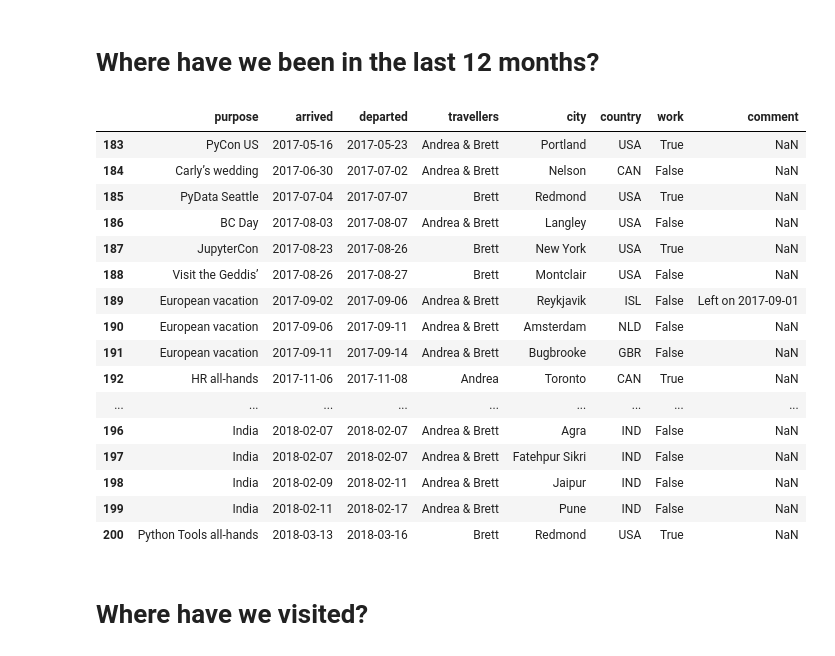
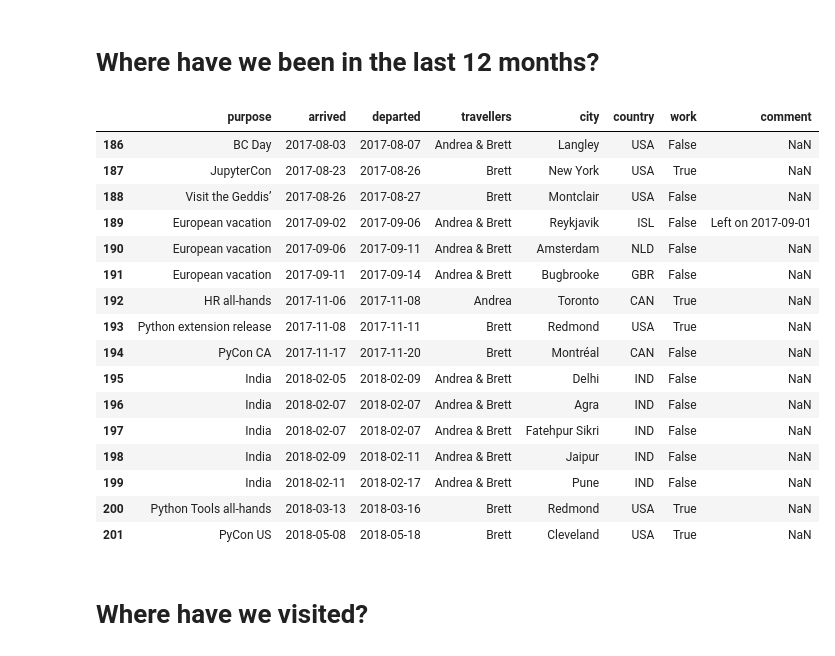
Before and after one commit to amcinnes87/travelbrag, a Jupyter notebook: Travelbrag.ipynb, the cells around one changed output. Cells and saved outputs as stored; diff of their text form; code cells hidden in the pictures.

```diff
--- a/Travelbrag.ipynb
+++ b/Travelbrag.ipynb
@@ -30,13 +30,10 @@ Our last vacation was to Pune, IND for India on 2018-02-17.
 # %%
 import datetime
 
-year_ago = today - datetime.timedelta(days=365)
+year_ago = pandas.Timestamp(today - datetime.timedelta(days=365))
 travelogue[travelogue["arrived"] >= year_ago].sort_values(by="arrived")
 # %% [output]
 |  | purpose | arrived | departed | travellers | city | country | work | comment |
-| 183 | PyCon US | 2017-05-16 | 2017-05-23 | Andrea & Brett | Portland | USA | True | NaN |
-| 184 | Carly’s wedding | 2017-06-30 | 2017-07-02 | Andrea & Brett | Nelson | CAN | False | NaN |
-| 185 | PyData Seattle | 2017-07-04 | 2017-07-07 | Brett | Redmond | USA | True | NaN |
 | 186 | BC Day | 2017-08-03 | 2017-08-07 | Andrea & Brett | Langley | USA | False | NaN |
 | 187 | JupyterCon | 2017-08-23 | 2017-08-26 | Brett | New York | USA | True | NaN |
 | 188 | Visit the Geddis’ | 2017-08-26 | 2017-08-27 | Brett | Montclair | USA | False | NaN |
@@ -44,12 +41,15 @@ travelogue[travelogue["arrived"] >= year_ago].sort_values(by="arrived")
 | 190 | European vacation | 2017-09-06 | 2017-09-11 | Andrea & Brett | Amsterdam | NLD | False | NaN |
 | 191 | European vacation | 2017-09-11 | 2017-09-14 | Andrea & Brett | Bugbrooke | GBR | False | NaN |
 | 192 | HR all-hands | 2017-11-06 | 2017-11-08 | Andrea | Toronto | CAN | True | NaN |
-| ... | ... | ... | ... | ... | ... | ... | ... | ... |
+| 193 | Python extension release | 2017-11-08 | 2017-11-11 | Brett | Redmond | USA | True | NaN |
+| 194 | PyCon CA | 2017-11-17 | 2017-11-20 | Brett | Montréal | CAN | False | NaN |
+| 195 | India | 2018-02-05 | 2018-02-09 | Andrea & Brett | Delhi | IND | False | NaN |
 | 196 | India | 2018-02-07 | 2018-02-07 | Andrea & Brett | Agra | IND | False | NaN |
 | 197 | India | 2018-02-07 | 2018-02-07 | Andrea & Brett | Fatehpur Sikri | IND | False | NaN |
 | 198 | India | 2018-02-09 | 2018-02-11 | Andrea & Brett | Jaipur | IND | False | NaN |
 | 199 | India | 2018-02-11 | 2018-02-17 | Andrea & Brett | Pune | IND | False | NaN |
 | 200 | Python Tools all-hands | 2018-03-13 | 2018-03-16 | Brett | Redmond | USA | True | NaN |
+| 201 | PyCon US | 2018-05-08 | 2018-05-18 | Brett | Cleveland | USA | True | NaN |
 # %% [markdown]
 # Where have we visited?
 # %%
```
Also changed, not shown: parts of 1 cell of this notebook, 3 other files.
